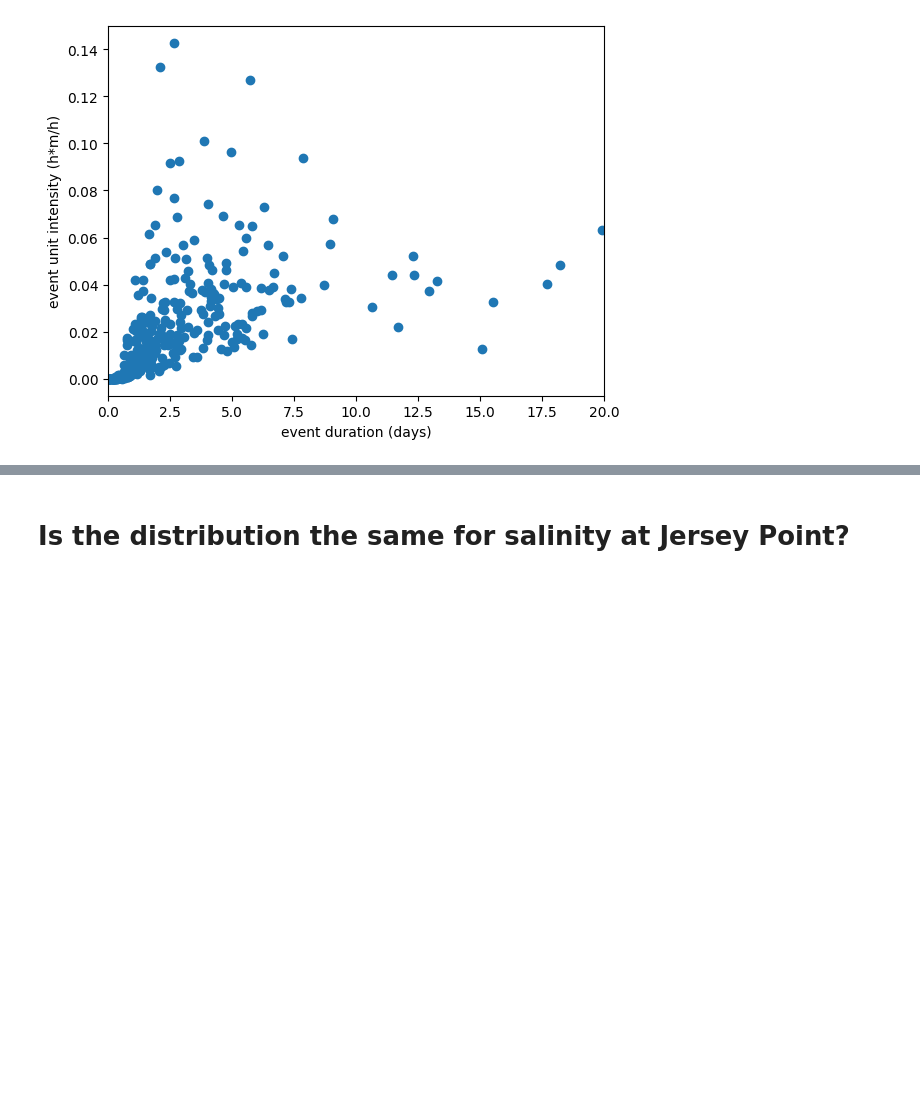
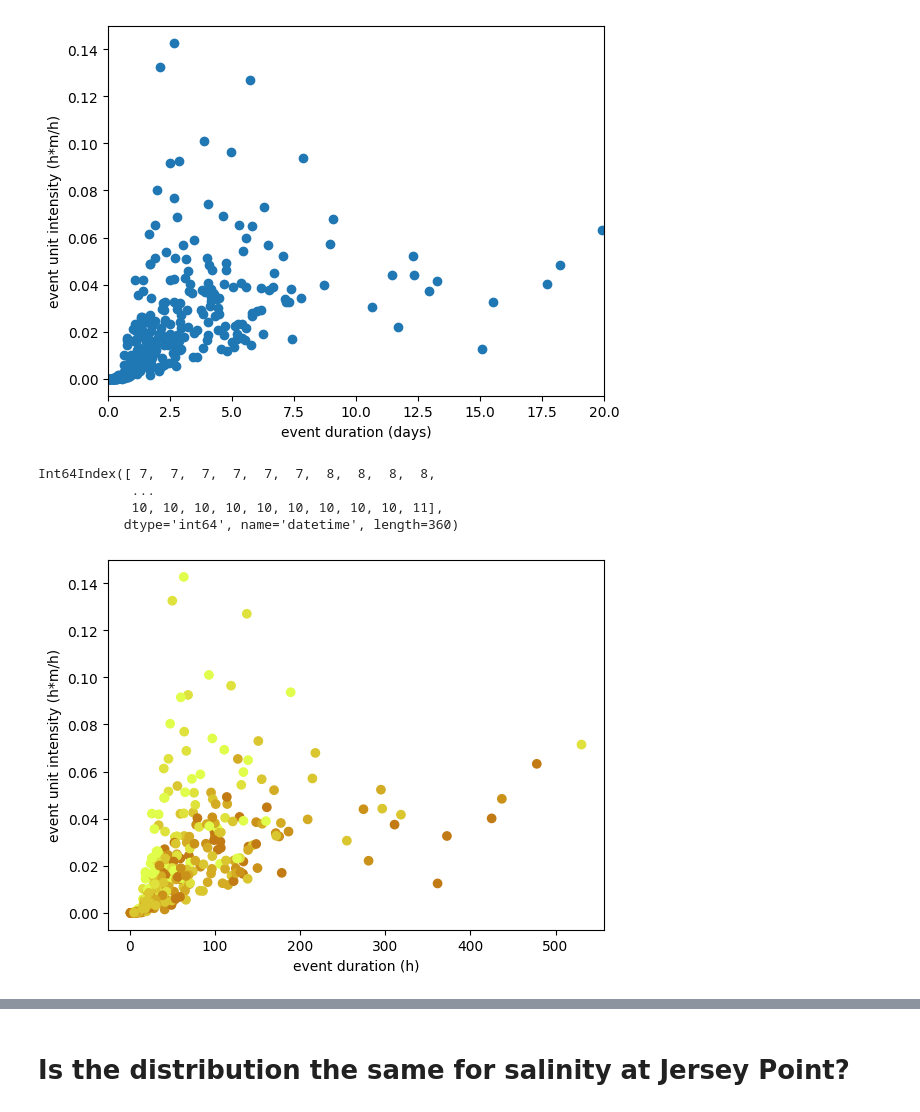
Before and after one commit to jennaisrael/Savio_scratch_back_up, a Jupyter notebook: climate_data_processing/identify_stp/test_peak_finding_do_not_downsample.ipynb, the cells around one changed output, grey strips where cells are left out. Saved outputs shown, nothing was run; the diff lists cells and outputs as text; code cells hidden in the pictures; blank space fills up the shorter version.

Commit message:
colors for months on intensity duration

```diff
--- a/climate_data_processing/identify_stp/test_peak_finding_do_not_downsample.ipynb
+++ b/climate_data_processing/identify_stp/test_peak_finding_do_not_downsample.ipynb
@@ -618,3 +620,28 @@ ax.set_xlim(0,20)
 # %% [output]
 (0.0, 20.0)
 [figure]
+# %%
+#partition by month, need cyclical color map
+# actually because we are trimming the year to start in the summer does not make sense to do cylical
+# first need to map the index to a date
+# then extract month
+x[lind].month
+# %% [output]
+Int64Index([ 7,  7,  7,  7,  7,  7,  8,  8,  8,  8,
+            ...
+            10, 10, 10, 10, 10, 10, 10, 10, 10, 11],
+           dtype='int64', name='datetime', length=360)
+# %%
+#color vals
+mcval=x[lind].month.values/12
+# %%
+#cmocean phase is cyclical!
+#plot intensity vs duration
+fig, ax = plt.subplots()
+
+ax.scatter(dur,inten_u, color=cmocean.cm.solar(mcval))
+ax.set_xlabel('event duration (h)')
+ax.set_ylabel('event unit intensity (h*m/h)')
+plt.show()
+# %% [output]
+[figure, added]
```
Also changed, not shown: parts of 6 cells of this notebook.
